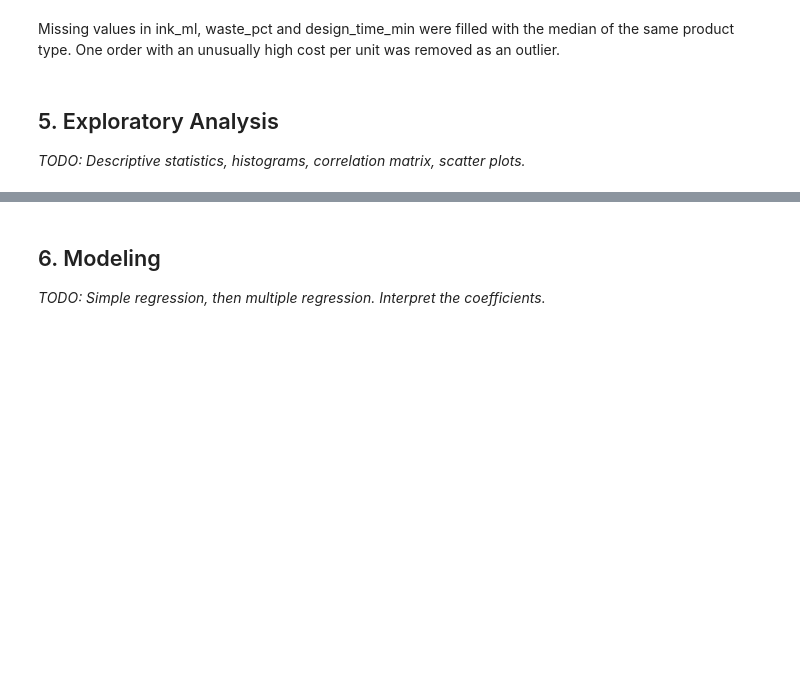
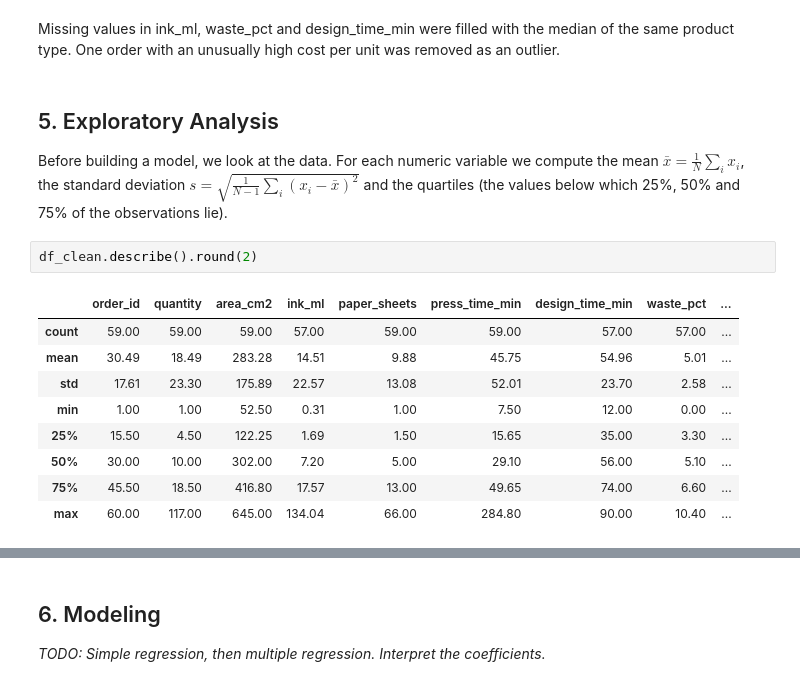
Before and after one commit to qnaatanasova86-tech/sublimation-pricing-model, a Jupyter notebook: pricing_model.ipynb, the cells around one changed output, grey strips where cells are left out. Cells and saved outputs as stored; diff of their text form; blank space fills up the shorter version.

```diff
--- a/pricing_model.ipynb
+++ b/pricing_model.ipynb
@@ -239,4 +239,17 @@ Missing values in ink_ml, waste_pct and design_time_min were filled with the med
 same product type. One order with an unusually high cost per unit was removed as an outlier.
 # %% [markdown]
 ## 5. Exploratory Analysis
-*TODO: Descriptive statistics, histograms, correlation matrix, scatter plots.*
+
+Before building a model, we look at the data. For each numeric variable we compute the mean $\bar x = \frac{1}{N}\sum_i x_i$, the standard deviation $s = \sqrt{\frac{1}{N-1}\sum_i (x_i-\bar x)^2}$ and the quartiles (the values below which 25%, 50% and 75% of the observations lie).
+# %%
+df_clean.describe().round(2)
+# %% [output]
+|  | order_id | quantity | area_cm2 | ink_ml | paper_sheets | press_time_min | design_time_min | waste_pct | ... |
+| count | 59.00 | 59.00 | 59.00 | 57.00 | 59.00 | 59.00 | 57.00 | 57.00 | ... |
+| mean | 30.49 | 18.49 | 283.28 | 14.51 | 9.88 | 45.75 | 54.96 | 5.01 | ... |
+| std | 17.61 | 23.30 | 175.89 | 22.57 | 13.08 | 52.01 | 23.70 | 2.58 | ... |
+| min | 1.00 | 1.00 | 52.50 | 0.31 | 1.00 | 7.50 | 12.00 | 0.00 | ... |
+| 25% | 15.50 | 4.50 | 122.25 | 1.69 | 1.50 | 15.65 | 35.00 | 3.30 | ... |
+| 50% | 30.00 | 10.00 | 302.00 | 7.20 | 5.00 | 29.10 | 56.00 | 5.10 | ... |
+| 75% | 45.50 | 18.50 | 416.80 | 17.57 | 13.00 | 49.65 | 74.00 | 6.60 | ... |
+| max | 60.00 | 117.00 | 645.00 | 134.04 | 66.00 | 284.80 | 90.00 | 10.40 | ... |
```
Also changed, not shown: parts of 3 cells of this notebook.
